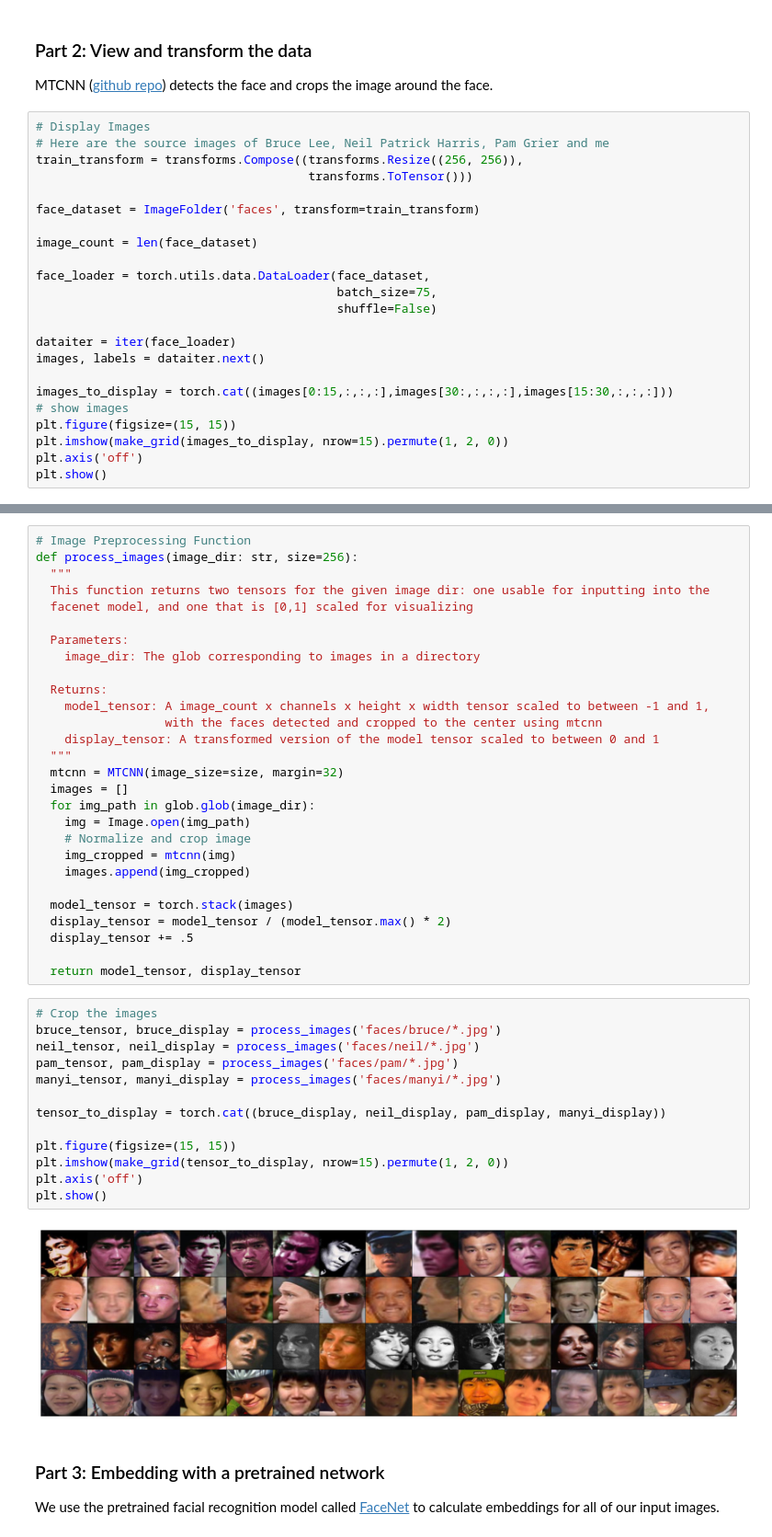
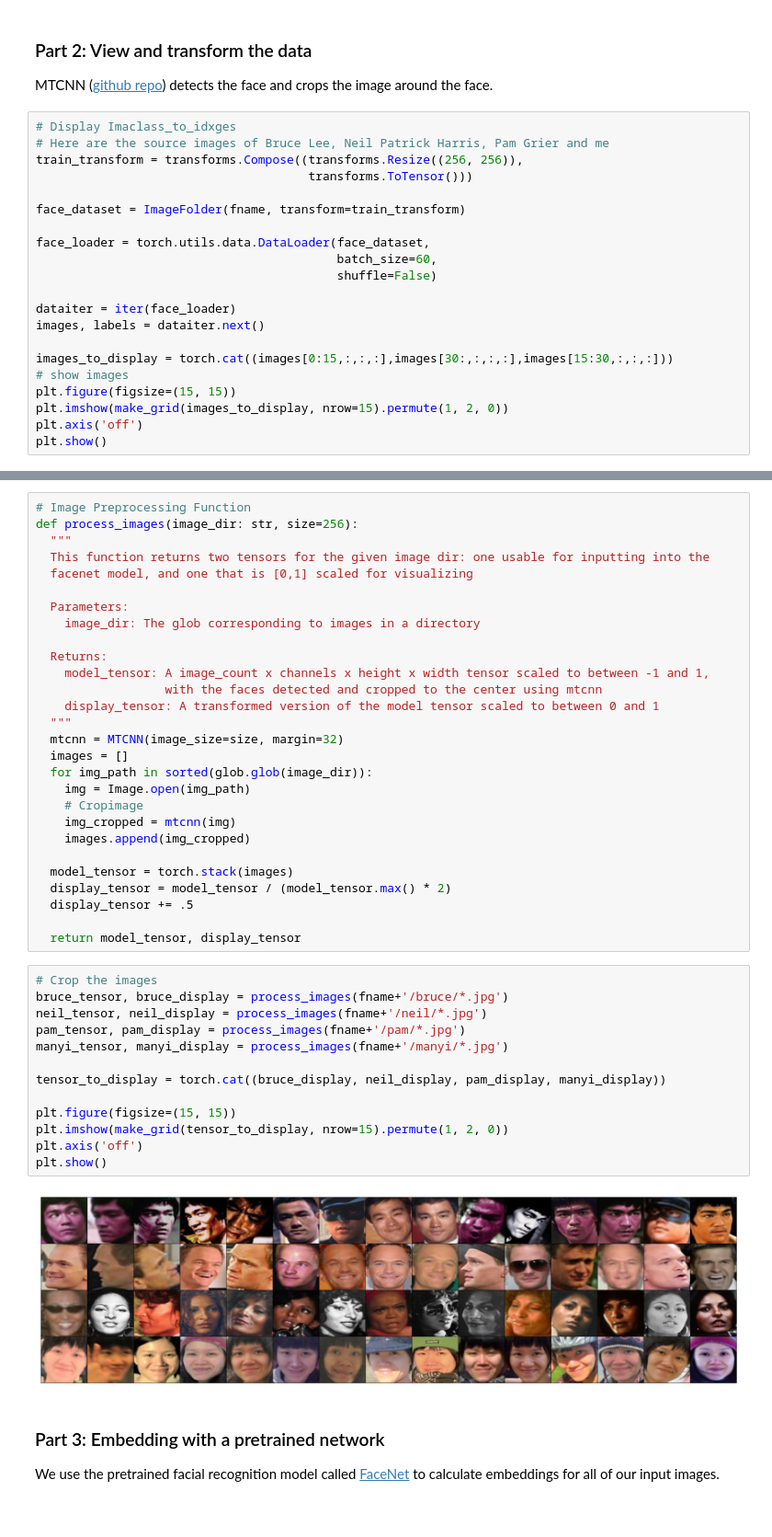
Before and after one commit to myyim/FaceNet, a Jupyter notebook: manyi-facenet.ipynb, the cells around one changed output, grey strips where cells are left out. Shown at 92% size. Cells and saved outputs as stored; diff of their text form.

Commit message:
Kaggle Notebook | manyi_FaceNet

```diff
--- a/manyi-facenet.ipynb
+++ b/manyi-facenet.ipynb
@@ -115,17 +130,15 @@ The download has been completed.
 
 MTCNN ([github repo](https://github.com/ipazc/mtcnn)) detects the face and crops the image around the face.
 # %%
-# Display Images
+# Display Imaclass_to_idxges
 # Here are the source images of Bruce Lee, Neil Patrick Harris, Pam Grier and me
 train_transform = transforms.Compose((transforms.Resize((256, 256)),
                                       transforms.ToTensor()))
 
-face_dataset = ImageFolder('faces', transform=train_transform)
-
-image_count = len(face_dataset)
+face_dataset = ImageFolder(fname, transform=train_transform)
 
 face_loader = torch.utils.data.DataLoader(face_dataset,
-                                          batch_size=75,
+                                          batch_size=60,
                                           shuffle=False)
 
 dataiter = iter(face_loader)
@@ -156,9 +169,9 @@ def process_images(image_dir: str, size=256):
   """
   mtcnn = MTCNN(image_size=size, margin=32)
   images = []
-  for img_path in glob.glob(image_dir):
+  for img_path in sorted(glob.glob(image_dir)):
     img = Image.open(img_path)
-    # Normalize and crop image
+    # Cropimage
     img_cropped = mtcnn(img)
     images.append(img_cropped)
 
@@ -169,19 +182,19 @@ def process_images(image_dir: str, size=256):
   return model_tensor, display_tensor
 # %%
 # Crop the images
-bruce_tensor, bruce_display = process_images('faces/bruce/*.jpg')
-neil_tensor, neil_display = process_images('faces/neil/*.jpg')
-pam_tensor, pam_display = process_images('faces/pam/*.jpg')
-manyi_tensor, manyi_display = process_images('faces/manyi/*.jpg')
+bruce_tensor, bruce_display = process_images(fname+'/bruce/*.jpg')
+neil_tensor, neil_display = process_images(fname+'/neil/*.jpg')
+pam_tensor, pam_display = process_images(fname+'/pam/*.jpg')
+manyi_tensor, manyi_display = process_images(fname+'/manyi/*.jpg')
 
 tensor_to_display = torch.cat((bruce_display, neil_display, pam_display, manyi_display))
 
 plt.figure(figsize=(15, 15))
 plt.imshow(make_grid(tensor_to_display, nrow=15).permute(1, 2, 0))
 plt.axis('off')
 plt.show()
 # %% [output]
-[figure, old version]
+[figure, new version]
 # %% [markdown]
 ### Part 3: Embedding with a pretrained network
 
```
Also changed, not shown: parts of 32 cells of this notebook.
